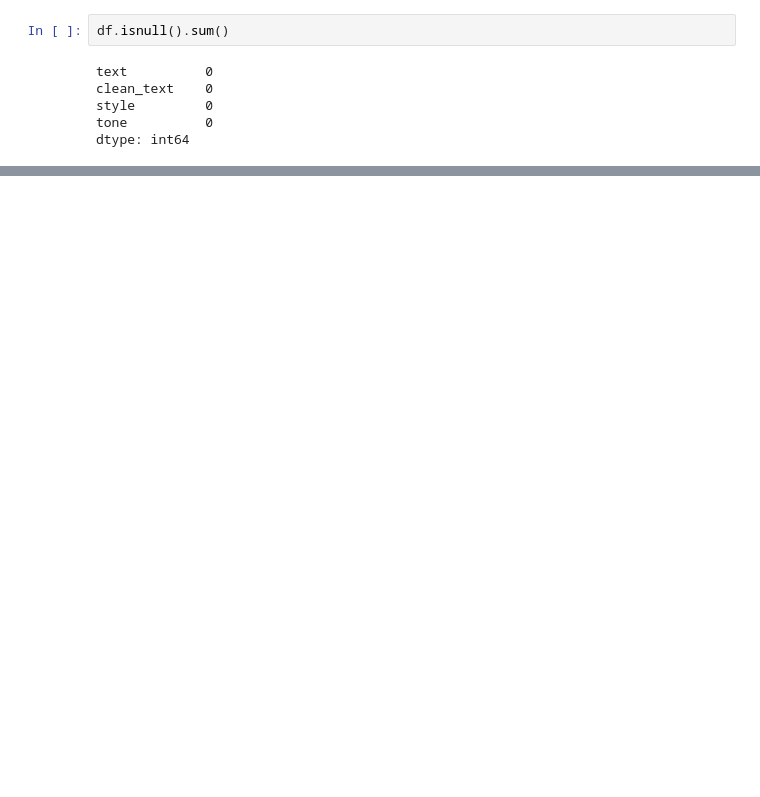
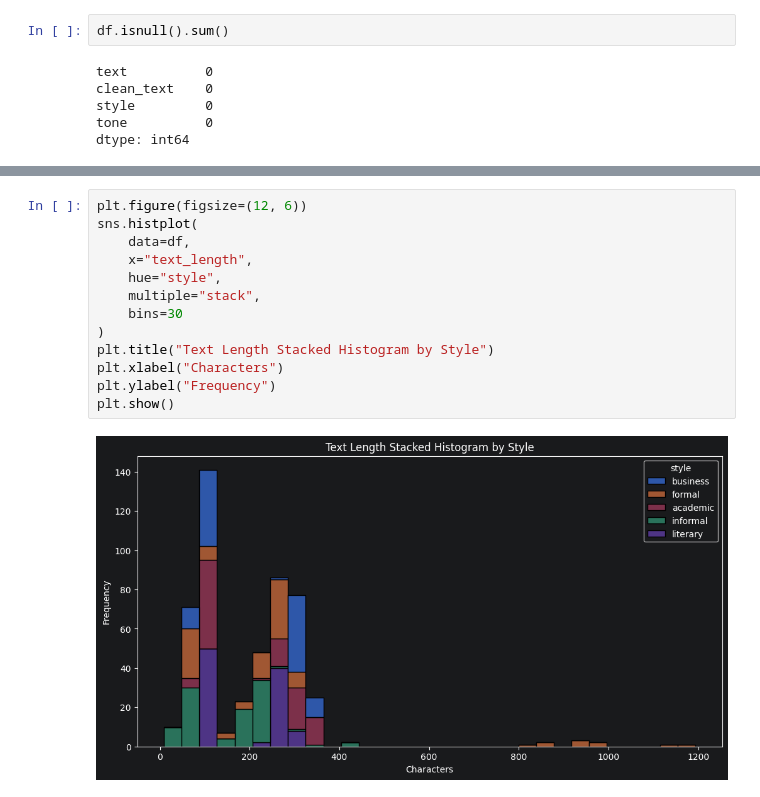
Before and after one commit to zave52/text-style-detection, a Jupyter notebook: eda.ipynb, the cells around one changed output, grey strips where cells are left out. Drawn from its saved outputs; the diff is of its cells as text; blank space fills up the shorter version.

Commit message:
Add text lenght distribution by style and tone into notebook

```diff
--- a/eda.ipynb
+++ b/eda.ipynb
@@ -133,0 +135,15 @@ plt.show()
+# %%
+plt.figure(figsize=(12, 6))
+sns.histplot(
+    data=df,
+    x="text_length",
+    hue="style",
+    multiple="stack",
+    bins=30
+)
+plt.title("Text Length Stacked Histogram by Style")
+plt.xlabel("Characters")
+plt.ylabel("Frequency")
+plt.show()
+# %% [output]
+[figure, added]
```
Also changed, not shown: parts of 9 cells of this notebook.
